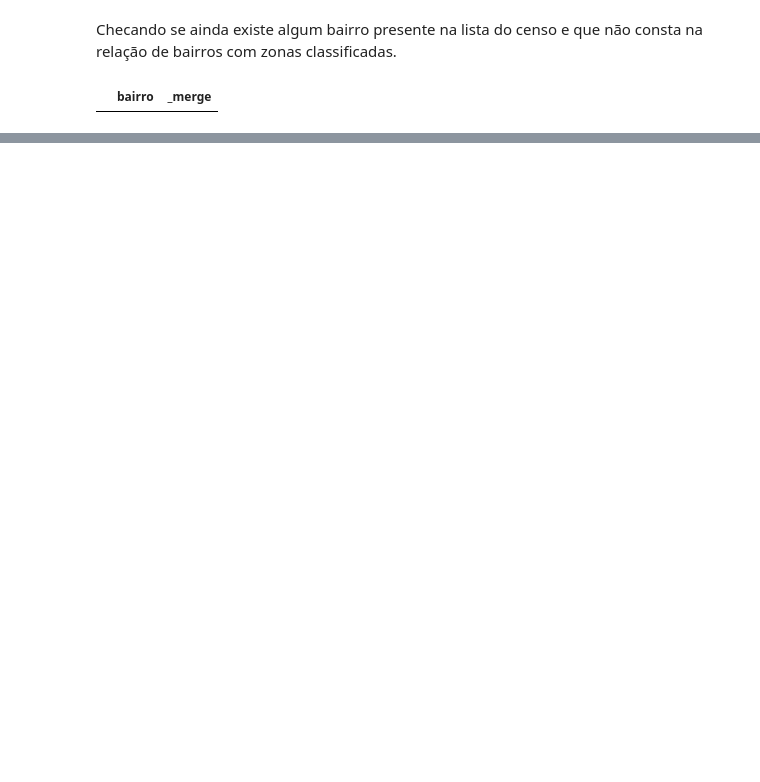
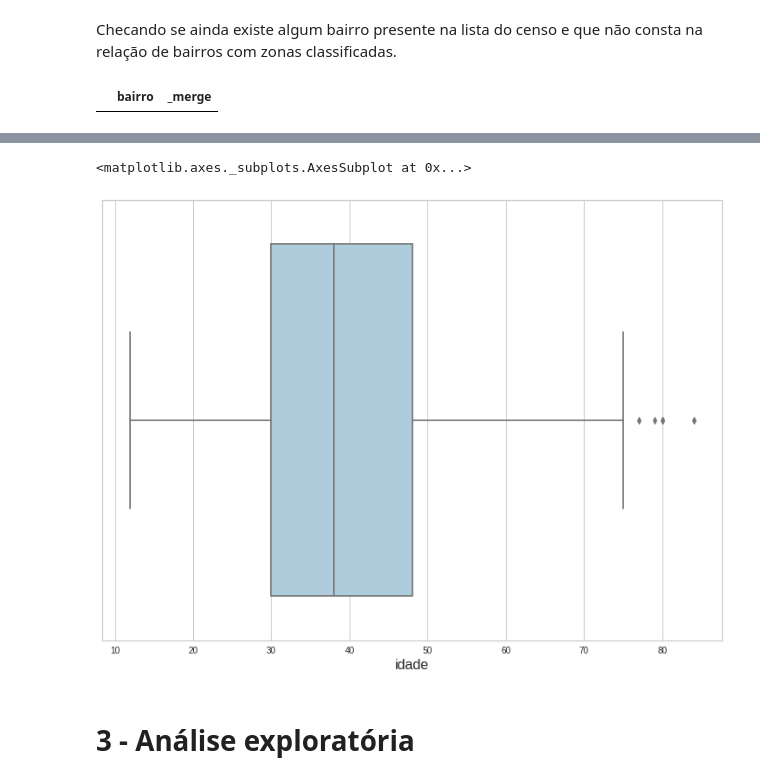
Before and after one commit to tiagosilveiraa/tccbigdata, a Jupyter notebook: TCC_PUC.ipynb, the cells around one changed output, grey strips where cells are left out. Saved outputs shown, nothing was run; the diff lists cells and outputs as text; code cells hidden in the pictures; blank space fills up the shorter version.

```diff
--- a/TCC_PUC.ipynb
+++ b/TCC_PUC.ipynb
@@ -139,0 +177,5 @@ Perguntas que buscaremos respostas:
+# %%
+media_homem = int(np.mean(df_clean.loc[(df_clean['genero'] == 'HOMEM CIS') & (df_clean['idade'] != '999'), 'idade']))
+media_mulher = int(np.mean(df_clean.loc[(df_clean['genero'] == 'MULHER CIS') & (df_clean['idade'] != '999'), 'idade']))
+df_clean.loc[(np.abs(stats.zscore(df_clean['idade'])) >= 3) & (df_clean['genero'] == 'MULHER CIS'), ['idade']] = media_mulher
+df_clean.loc[(np.abs(stats.zscore(df_clean['idade'])) >= 3) & (df_clean['genero'] == 'HOMEM CIS'), ['idade']] = media_homem
@@ -139,0 +193,7 @@ Perguntas que buscaremos respostas:
+# %%
+sns.boxplot(df_clean['idade'])
+# %% [output]
+<matplotlib.axes._subplots.AxesSubplot at 0x...>
+[figure, added]
+# %% [markdown]
+# 3 - Análise exploratória
```
Also changed, not shown: parts of 99 cells of this notebook.
